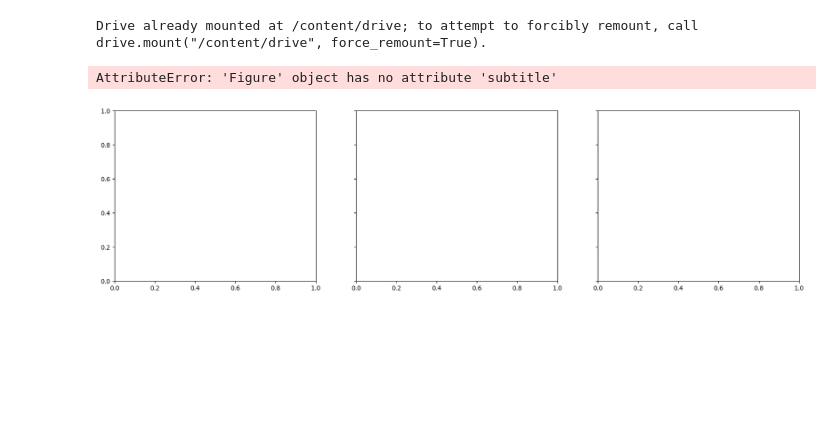
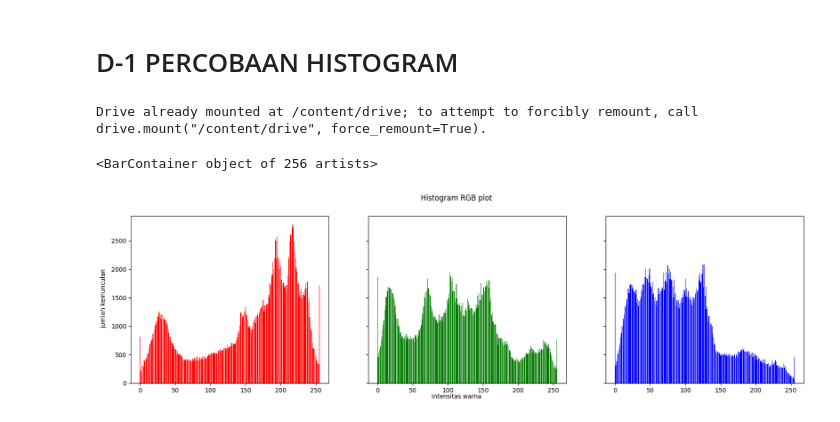
Before and after one commit to Chaidir110/PCVK_Ganjil_2025, a Jupyter notebook: week5_05.ipynb, the cells around one changed output. Cells and saved outputs as stored; diff of their text form; code cells hidden in the pictures; blank space fills up the shorter version.

```diff
--- a/week5_05.ipynb
+++ b/week5_05.ipynb
@@ -1,5 +1,7 @@
 # %% [markdown]
 <a href="https://colab.research.google.com/github/Chaidir110/PCVK_Ganjil_2025/blob/main/week5_05.ipynb" target="_parent"><img src="https://colab.research.google.com/assets/colab-badge.svg" alt="Open In Colab"/></a>
+# %% [markdown]
+# D-1 PERCOBAAN HISTOGRAM
 # %%
 from google.colab import drive
 drive.mount('/content/drive')
@@ -15,30 +17,30 @@ import os
 import glob
 # %%
 #
-img = cv.imread('/content/drive/MyDrive/RPL/PCVK/KTP7.jpeg')
+img = cv.imread('/content/drive/MyDrive/RPL/PCVK/lena.jpg')
 img = cv.cvtColor(img, cv.COLOR_BGR2RGB)
 
 height, width, depth = np.shape(img)
 names = np.arange(256)
 
 red = [0]*256
 green = [0]*256
 blue = [0]*256
 
 for y in range(height):
   for x in range(width):
     red[img[y][x] [0]] += 1
     green[img[y][x] [1]] += 1
     blue[img[y][x] [2]] += 1
 
 names = np.arange(256)
 fig, axs = plt.subplots(1, 3, figsize=[20,5], sharex=True, sharey=True)
-fig.subtitle('Histogram RGB plot')
+fig.suptitle('Histogram RGB plot')
 fig.text(0.09, 0.5, 'jumlah kemunculan', va='center', rotation='vertical')
 fig.text(0.5, 0.04, 'intensitas warna', ha='center')
 axs[0].bar(names, red, color='r')
 axs[1].bar(names, green, color='g')
 axs[2].bar(names, blue, color='b')
 # %% [output]
-AttributeError: 'Figure' object has no attribute 'subtitle'
+<BarContainer object of 256 artists>
-[figure, old version]
+[figure, new version]
```
Also changed, not shown: parts of 4 cells of this notebook.
